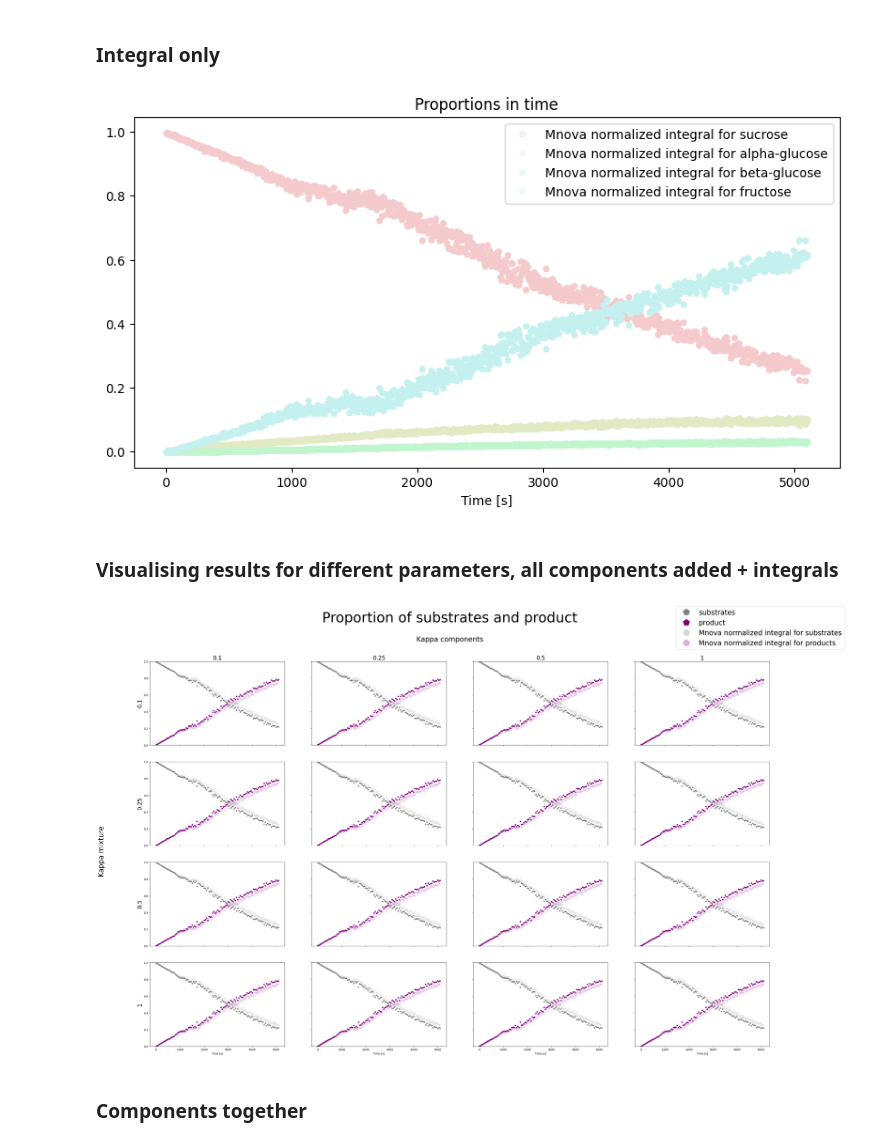
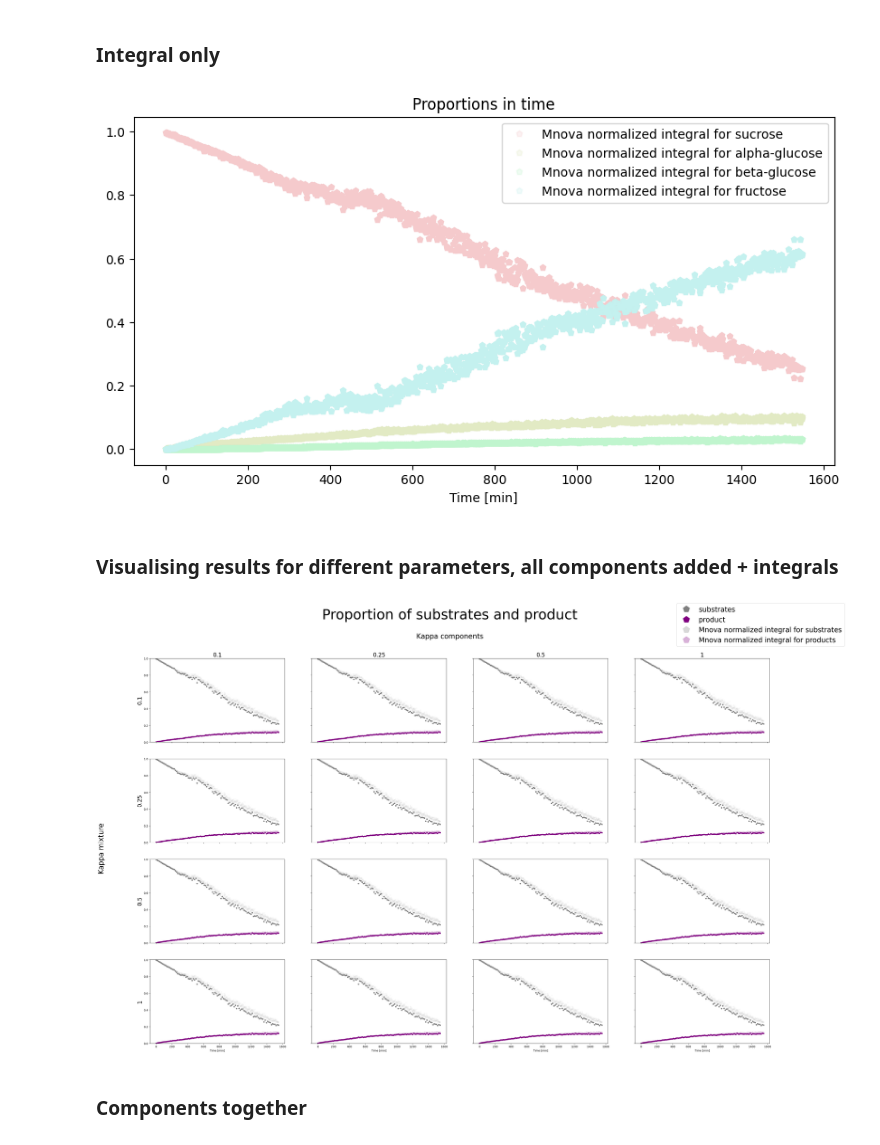
Before and after one commit to BDomzal/magnetstein_x_chemical_reactions, a Jupyter notebook: notebooks/visualisation.ipynb, the cells around one changed output. Saved outputs shown, nothing was run; the diff lists cells and outputs as text; code cells hidden in the pictures.

```diff
--- a/notebooks/visualisation.ipynb
+++ b/notebooks/visualisation.ipynb
@@ -226,20 +228,22 @@ if experiment_name == 'PMG 287 monitoring':
 ### Setting time for particular experiments
 # %%
 time_range = {
-                'Saccharose hydrolysis': [5*(el-1) for el in list(range(1,1023,10))],
-                'PMG 284 monitoring': [5*(el-1) for el in list(range(1,1000,10))],
+                #Saccharose hydrolysis': [(1/60)*5*(el-1) for el in list(range(1,1023,10))],
+                'Saccharose hydrolysis': (1/60)*np.loadtxt(sucrose_time_axis_path)[::10],
+                'PMG 284 monitoring': [(1/60)*5*(el-1) for el in list(range(1,1000,10))],
                 'PMG 287 monitoring': [5*(el-1) for el in list(range(1,1000,10))]
 }
 
 time_range_integrals_python = {
-                'Saccharose hydrolysis': [5*(el-1) for el in list(range(1,1025))],
-                'PMG 284 monitoring': [5*(el-1) for el in list(range(1,1000))],
+                'Saccharose hydrolysis': (1/60)*np.loadtxt(sucrose_time_axis_path),
+                'PMG 284 monitoring': [(1/60)*5*(el-1) for el in list(range(1,1000))],
                 'PMG 287 monitoring': [5*(el-1) for el in list(range(1,1000))]
 }
 
 time_range_integrals_mnova = {
-                'Saccharose hydrolysis': [5*(el-1) for el in list(range(1,1023))],
-                'PMG 284 monitoring': [5*(el-1) for el in list(range(1,1001))],
+                #'Saccharose hydrolysis': [(1/60)*5*(el-1) for el in list(range(1,1023))],
+                'Saccharose hydrolysis': (1/60)*np.loadtxt(sucrose_time_axis_path)[:-1],
+                'PMG 284 monitoring': [(1/60)*5*(el-1) for el in list(range(1,1001))],
                 'PMG 287 monitoring': [5*(el-1) for el in list(range(1,1001))]
 }
 # %% [markdown]
@@ -280,7 +284,10 @@ for ax, col in zip(axs[0], cols):
     ax.set_ylim(0,1)
 
 for ax, col in zip(axs[-1], cols):
-    ax.set_xlabel('Time [s]', size=10)
+    if experiment_name == 'PMG 287 monitoring':
+        ax.set_xlabel('Time [s]', size=10)
+    elif experiment_name == 'PMG 284 monitoring' or experiment_name == 'Saccharose hydrolysis':
+        ax.set_xlabel('Time [min]', size=10)
 
 for ax, row in zip(axs[:,0], rows):
     ax.set_ylabel(row, rotation=90, size=20)
@@ -320,7 +327,10 @@ for ax, col in zip(axs[0], cols):
     ax.set_ylim(0,1)
 
 for ax, col in zip(axs[-1], cols):
-    ax.set_xlabel('Time [s]', size=10)
+    if experiment_name == 'PMG 287 monitoring':
+        ax.set_xlabel('Time [s]', size=10)
+    elif experiment_name == 'PMG 284 monitoring' or experiment_name == 'Saccharose hydrolysis':
+        ax.set_xlabel('Time [min]', size=10)
 
 for ax, row in zip(axs[:,0], rows):
     ax.set_ylabel(row, rotation=90, size=20)
@@ -378,7 +388,10 @@ for ax, col in zip(axs[0], cols):
     ax.set_ylim(0,1)
 
 for ax, col in zip(axs[-1], cols):
-    ax.set_xlabel('Time [s]', size=10)
+    if experiment_name == 'PMG 287 monitoring':
+        ax.set_xlabel('Time [s]', size=10)
+    elif experiment_name == 'PMG 284 monitoring' or experiment_name == 'Saccharose hydrolysis':
+        ax.set_xlabel('Time [min]', size=10)
 
 for ax, row in zip(axs[:,0], rows):
     ax.set_ylabel(row, rotation=90, size=20)
@@ -520,7 +543,12 @@ for i in range(integrals_proportions.shape[1]):
             )
 
 plt.title('Proportions in time')
-plt.xlabel('Time [s]')
+
+if experiment_name == 'PMG 287 monitoring':
+    plt.xlabel('Time [s]')
+elif experiment_name == 'PMG 284 monitoring' or experiment_name == 'Saccharose hydrolysis':
+    plt.xlabel('Time [min]')
+
 #plt.ylim(0,1)
 
 leg = plt.legend()
@@ -533,12 +561,12 @@ plt.gcf().set_size_inches(10, 5)
 #                                                 str(best_kappa)+'_kappa_th_' +
 #                                                 str(best_kappa_th) +'.png')
 # %% [output]
-[figure, old version]
+[figure, new version]
 # %% [markdown]
 ### Visualising results for different parameters, all components added + integrals
 # %%
 components_numbers = [0]
-product_numbers = [1,2,3]
+product_numbers = [1,2]
 
 python_or_mnova = 'Mnova'
 if python_or_mnova == 'Mnova':
@@ -581,35 +609,38 @@ for i, ax in enumerate(axs):
                      markersize=5, label=python_or_mnova + ' normalized integral for substrates',
                      color = colors_list[0], alpha=0.03
                     )
         axx.plot(time_range_integrals[experiment_name], integrals_proportions[:,product_numbers].sum(axis=1), 'p',
                      markersize=5, label=python_or_mnova + ' normalized integral for products',
                      color = colors_list[1], alpha=0.03
                     )
 
 cols = [str(kappa_th) for kappa_th in all_kappas_th]
 rows = [str(kappa) for kappa in all_kappas]
 
 for ax, col in zip(axs[0], cols):
     ax.set_title(col, size=20)
     ax.set_ylim(0,1)
 
 for ax, col in zip(axs[-1], cols):
-    ax.set_xlabel('Time [s]', size=10)
+    if experiment_name == 'PMG 287 monitoring':
+        ax.set_xlabel('Time [s]', size=10)
+    elif experiment_name == 'PMG 284 monitoring' or experiment_name == 'Saccharose hydrolysis':
+        ax.set_xlabel('Time [min]', size=10)
 
 for ax, row in zip(axs[:,0], rows):
     ax.set_ylabel(row, rotation=90, size=20)
 handles, labels = ax.get_legend_handles_labels()
 
 legend = fig.legend(handles, labels, loc='upper right', prop={'size': 25}, markerscale=5)
 
 for lh in legend.legendHandles[2:]:
     lh.set_alpha(0.3)
 #fig.savefig(results_paths[experiment_name]+
 #                 'comparison_for_different_kappas_components_together_plus_integrals_' +
 #                 python_or_mnova +
 #                 '.png')
 # %% [output]
-[figure, old version]
+[figure, new version]
 # %% [markdown]
 ### Components together
 # %%
```
Also changed, not shown: parts of 16 cells of this notebook, 4 other files.
